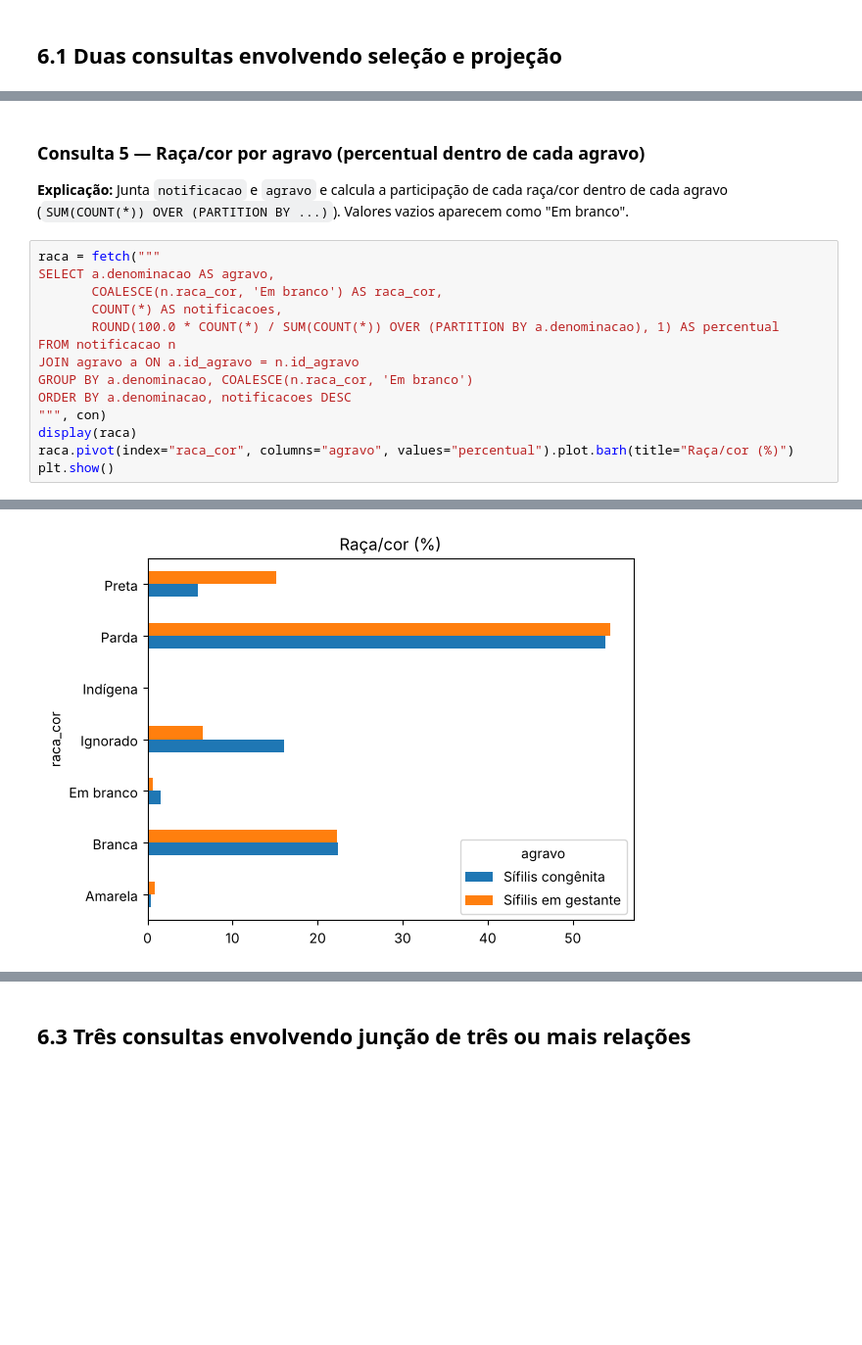
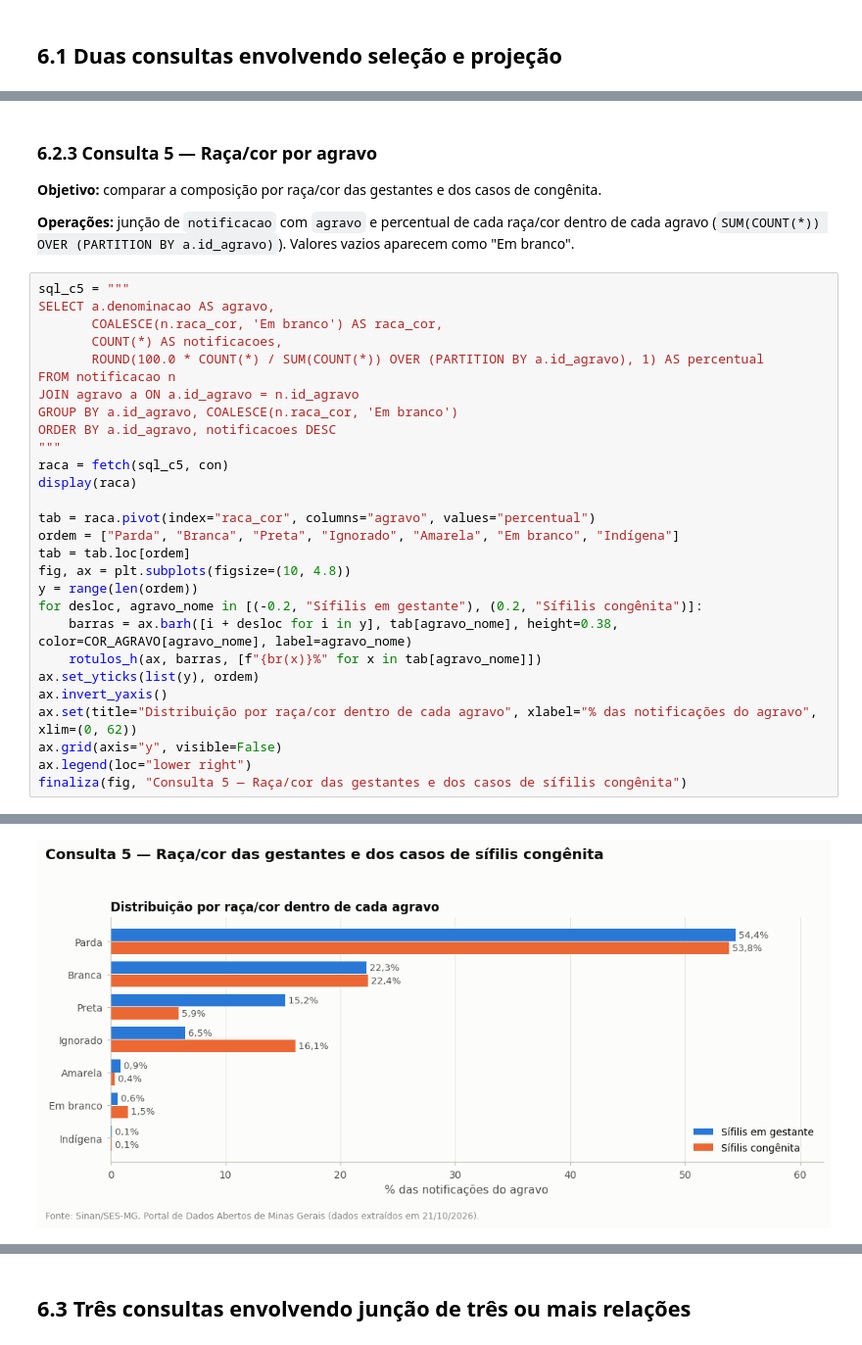
Before and after one commit to nomelegal3g/Trabalho-IBD, a Jupyter notebook: Trabalho_IBD_modelo_EDA.ipynb, the cells around one changed output, grey strips where cells are left out. Shown at 98% size. Drawn from its saved outputs; the diff is of its cells as text; blank space fills up the shorter version.

```diff
--- a/Trabalho_IBD_modelo_EDA.ipynb
+++ b/Trabalho_IBD_modelo_EDA.ipynb
@@ -492,20 +1116,36 @@ plt.show()
 # %% [markdown]
-### Consulta 5 — Raça/cor por agravo (percentual dentro de cada agravo)
+### 6.2.3 Consulta 5 — Raça/cor por agravo
 
-**Explicação:** Junta `notificacao` e `agravo` e calcula a participação de cada raça/cor dentro de cada agravo (`SUM(COUNT(*)) OVER (PARTITION BY ...)`). Valores vazios aparecem como "Em branco".
+**Objetivo:** comparar a composição por raça/cor das gestantes e dos casos de congênita.
+
+**Operações:** junção de `notificacao` com `agravo` e percentual de cada raça/cor dentro de cada agravo (`SUM(COUNT(*)) OVER (PARTITION BY a.id_agravo)`). Valores vazios aparecem como "Em branco".
 # %%
-raca = fetch("""
+sql_c5 = """
 SELECT a.denominacao AS agravo,
        COALESCE(n.raca_cor, 'Em branco') AS raca_cor,
        COUNT(*) AS notificacoes,
-       ROUND(100.0 * COUNT(*) / SUM(COUNT(*)) OVER (PARTITION BY a.denominacao), 1) AS percentual
+       ROUND(100.0 * COUNT(*) / SUM(COUNT(*)) OVER (PARTITION BY a.id_agravo), 1) AS percentual
 FROM notificacao n
 JOIN agravo a ON a.id_agravo = n.id_agravo
-GROUP BY a.denominacao, COALESCE(n.raca_cor, 'Em branco')
-ORDER BY a.denominacao, notificacoes DESC
-""", con)
+GROUP BY a.id_agravo, COALESCE(n.raca_cor, 'Em branco')
+ORDER BY a.id_agravo, notificacoes DESC
+"""
+raca = fetch(sql_c5, con)
 display(raca)
-raca.pivot(index="raca_cor", columns="agravo", values="percentual").plot.barh(title="Raça/cor (%)")
-plt.show()
+
+tab = raca.pivot(index="raca_cor", columns="agravo", values="percentual")
+ordem = ["Parda", "Branca", "Preta", "Ignorado", "Amarela", "Em branco", "Indígena"]
+tab = tab.loc[ordem]
+fig, ax = plt.subplots(figsize=(10, 4.8))
+y = range(len(ordem))
+for desloc, agravo_nome in [(-0.2, "Sífilis em gestante"), (0.2, "Sífilis congênita")]:
+    barras = ax.barh([i + desloc for i in y], tab[agravo_nome], height=0.38, color=COR_AGRAVO[agravo_nome], label=agravo_nome)
+    rotulos_h(ax, barras, [f"{br(x)}%" for x in tab[agravo_nome]])
+ax.set_yticks(list(y), ordem)
+ax.invert_yaxis()
+ax.set(title="Distribuição por raça/cor dentro de cada agravo", xlabel="% das notificações do agravo", xlim=(0, 62))
+ax.grid(axis="y", visible=False)
+ax.legend(loc="lower right")
+finaliza(fig, "Consulta 5 — Raça/cor das gestantes e dos casos de sífilis congênita")
 # %% [output]
 |  | agravo | raca_cor | notificacoes | percentual |
@@ -526 +1166 @@ plt.show()
-[figure, old version]
+[figure, new version]
```
Also changed, not shown: parts of 153 cells of this notebook.
